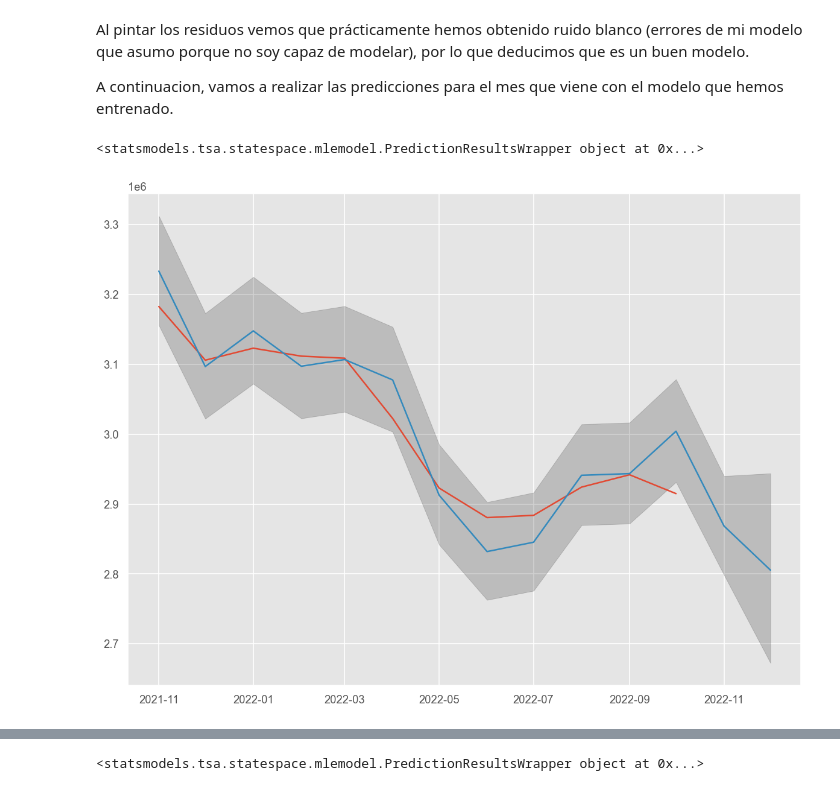
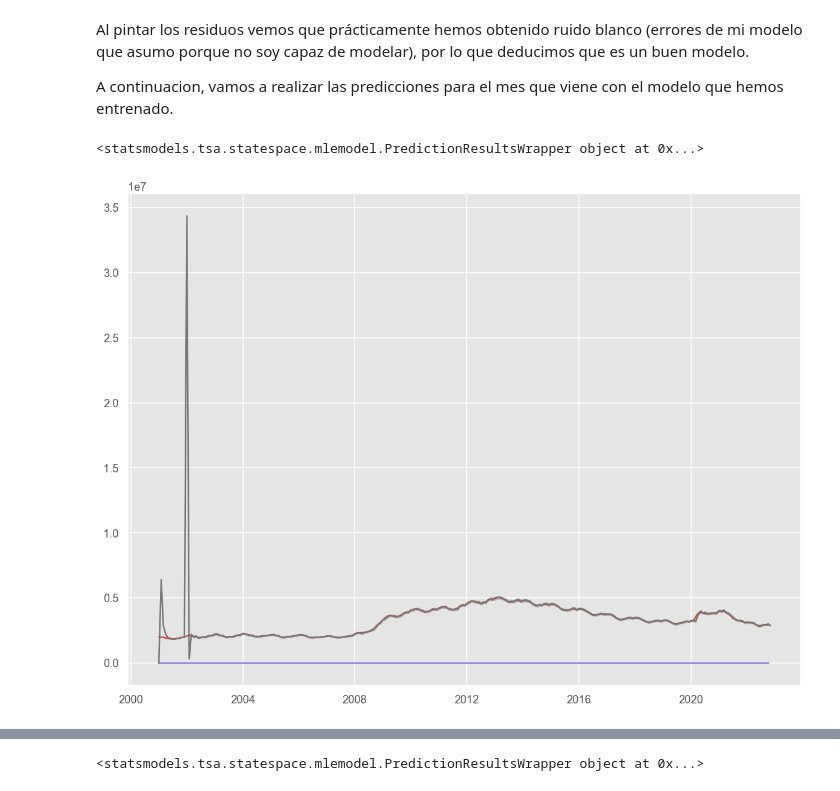
Before and after one commit to MartaSimon/ML_A2, a Jupyter notebook: scriptMarta.ipynb, the cells around one changed output, grey strips where cells are left out. Saved outputs shown, nothing was run; the diff lists cells and outputs as text; code cells hidden in the pictures.

```diff
--- a/scriptMarta.ipynb
+++ b/scriptMarta.ipynb
@@ -310,38 +310,38 @@ Al pintar los residuos vemos que prácticamente hemos obtenido ruido blanco (err
 A continuacion, vamos a realizar las predicciones para el mes que viene con el modelo que hemos entrenado.
 # %%
 #Obtain forecasts for in-sample and out-of-sample
-start = 250
+start = 0
 horizon = 1 # El mes siguiente
 end = df_unemployment["TOTAL"].shape[0] + horizon
 
 pred = sarima_fit.get_prediction(start = start, end=end, dynamic=False)
 print(pred)
 yhat = pred.predicted_mean
 yhat_conf_int = pred.conf_int(alpha=0.05)
 
 #Undo Box-cox transform if necessary
 if BOX_COX:
     yhat = sp.special.inv_boxcox(yhat, lmbda)
     yhat_conf_int = sp.special.inv_boxcox(yhat_conf_int, lmbda)
 
 # Obtener las fechas de la prediccion (indice de fecha en nuestro df)
 dates_to_plot = []
 num_index = np.arange(start, end+1)
 for i in range(0, len(num_index)):
     # Vamos añadiendo meses para pintar el indice de yhat
     d = df_unemployment.index[start] + pd.DateOffset(months=i)
     dates_to_plot.append(d)
 yhat.index = dates_to_plot
 yhat_conf_int.index = dates_to_plot
 
 initial_date = df_unemployment.index[start]
 plt.figure()
 plt.fill_between(yhat_conf_int.index,
                 yhat_conf_int.iloc[:, 0],
                 yhat_conf_int.iloc[:, 1], color='k', alpha=.2)
 plt.plot(df_unemployment.loc[initial_date:, :])
 plt.plot(yhat)
 plt.show()
 # %% [output]
 <statsmodels.tsa.statespace.mlemodel.PredictionResultsWrapper object at 0x...>
-[figure, old version]
+[figure, new version]
```
Also changed, not shown: parts of 9 cells of this notebook, 1 other file.
